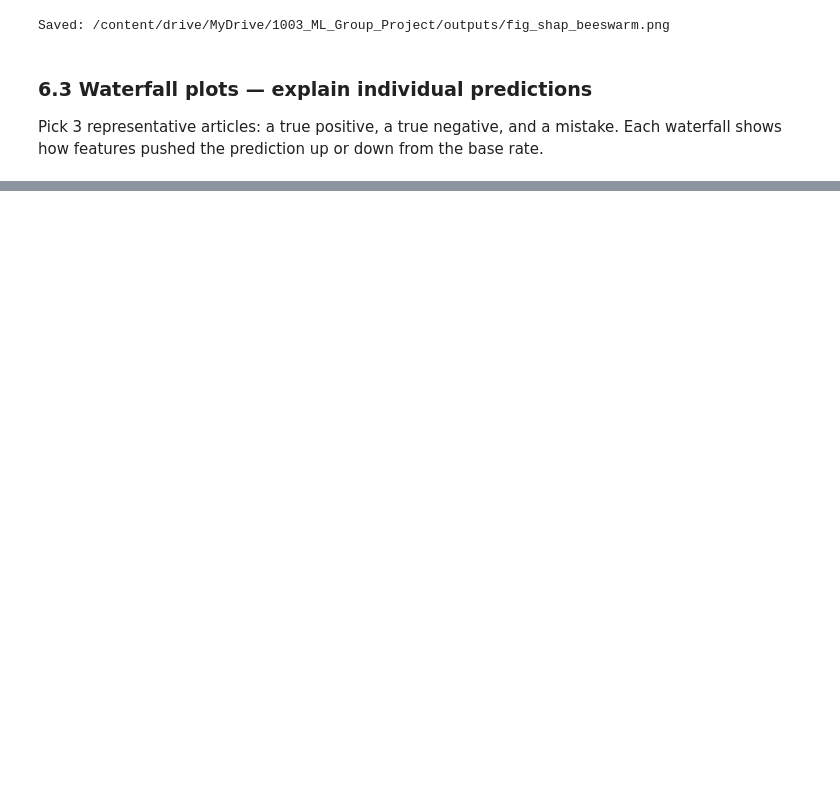
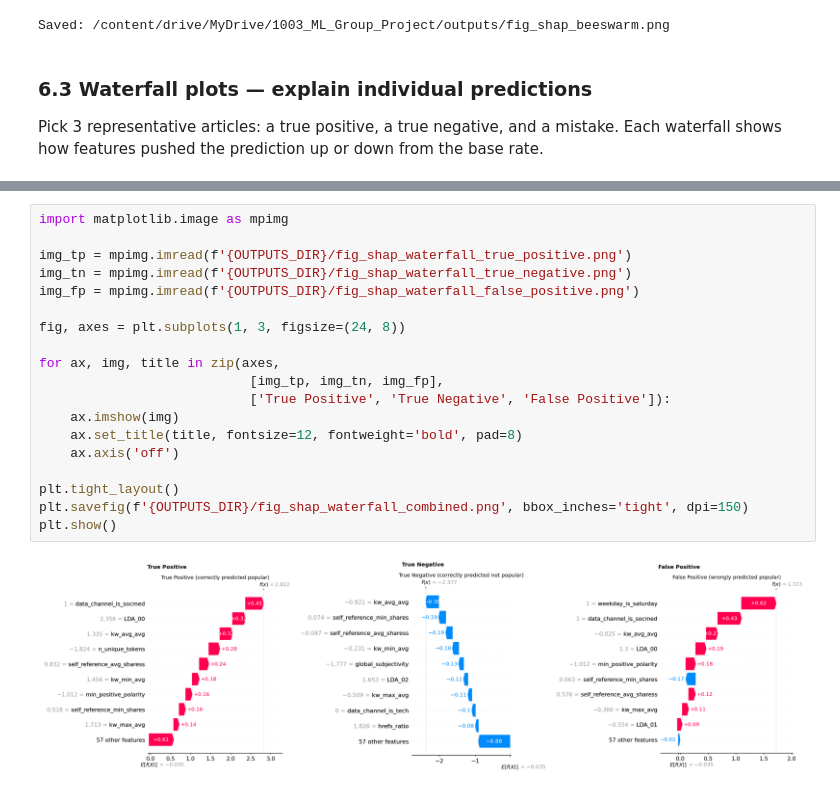
Before and after one commit to yh6384-design/ML_Online_News_Popularity, a Jupyter notebook: NB3_Evaluation_SHAP.ipynb, the cells around one changed output, grey strips where cells are left out. Cells and saved outputs as stored; diff of their text form; blank space fills up the shorter version.

Commit message:
update SHAP charts

```diff
--- a/NB3_Evaluation_SHAP.ipynb
+++ b/NB3_Evaluation_SHAP.ipynb
@@ -428,0 +429,21 @@ Predicted prob: 0.847 | Actual: 0
+# %%
+import matplotlib.image as mpimg
+
+img_tp = mpimg.imread(f'{OUTPUTS_DIR}/fig_shap_waterfall_true_positive.png')
+img_tn = mpimg.imread(f'{OUTPUTS_DIR}/fig_shap_waterfall_true_negative.png')
+img_fp = mpimg.imread(f'{OUTPUTS_DIR}/fig_shap_waterfall_false_positive.png')
+
+fig, axes = plt.subplots(1, 3, figsize=(24, 8))
+
+for ax, img, title in zip(axes,
+                           [img_tp, img_tn, img_fp],
+                           ['True Positive', 'True Negative', 'False Positive']):
+    ax.imshow(img)
+    ax.set_title(title, fontsize=12, fontweight='bold', pad=8)
+    ax.axis('off')
+
+plt.tight_layout()
+plt.savefig(f'{OUTPUTS_DIR}/fig_shap_waterfall_combined.png', bbox_inches='tight', dpi=150)
+plt.show()
+# %% [output]
+[figure, added]
```
Also changed, not shown: parts of 9 cells of this notebook.
